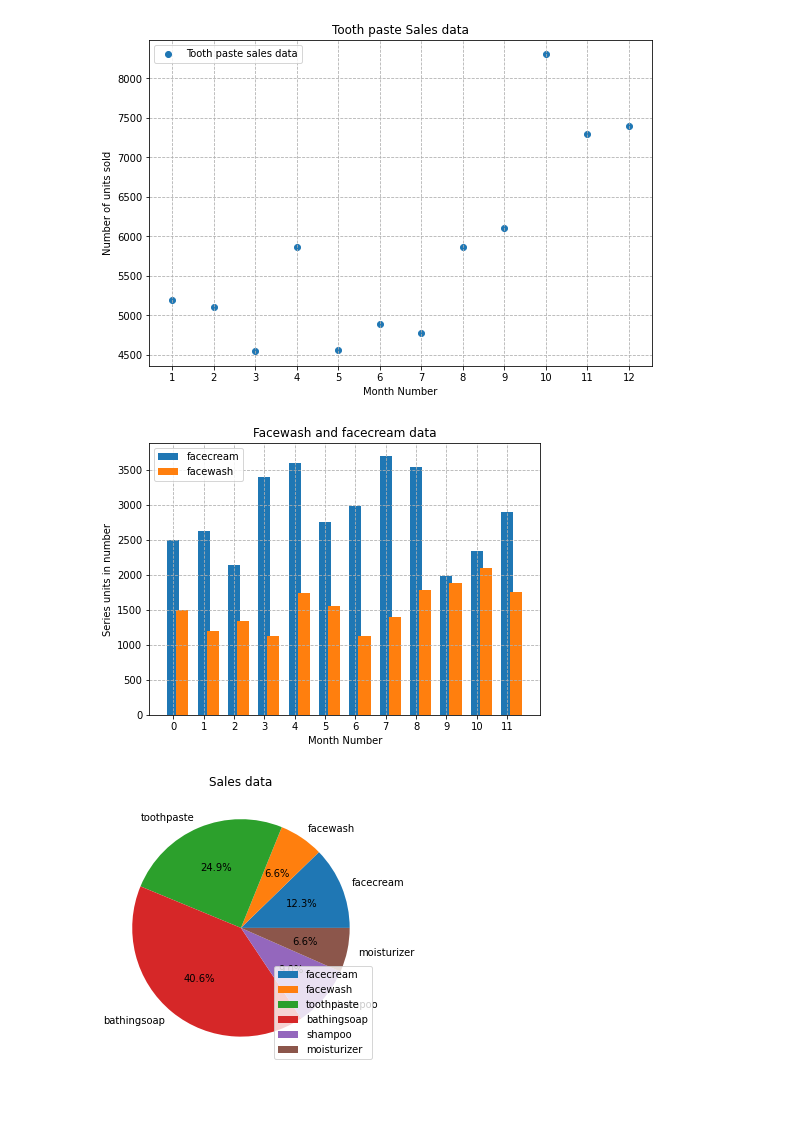
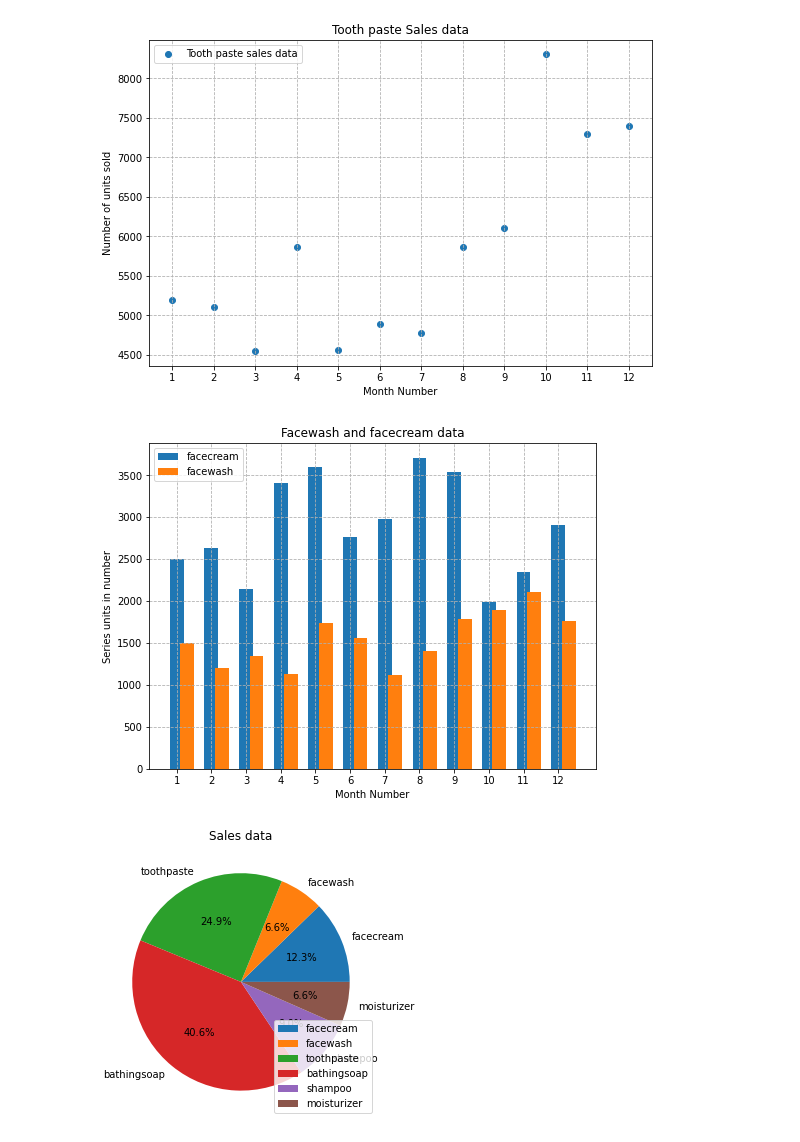
Before and after one commit to mayrealyam/SCA_python_libtasks, a Jupyter notebook: Numpy, Pandas and Matplotlib.ipynb, the cells around one changed output. Saved outputs shown, nothing was run; the diff lists cells and outputs as text; code cells hidden in the pictures; blank space fills up the shorter version.

```diff
--- a/Numpy, Pandas and Matplotlib.ipynb
+++ b/Numpy, Pandas and Matplotlib.ipynb
@@ -372,18 +373,18 @@ plt.show()
 # %% [output]
 [figure]
 # %%
-plt.figure(figsize=(7,5))
-x= np.arange(12)
+plt.figure(figsize=(8,6))
+x= np.arange(1, 13)
 plt.bar(x+0, sales_df["facecream"], 0.4 ,label="facecream")
 plt.bar(x+0.3, sales_df["facewash"], 0.4, label="facewash")
 plt.legend(loc=2)
 plt.xticks(x)
 plt.xlabel("Month Number")
 plt.ylabel("Series units in number")
 plt.title("Facewash and facecream data")
 plt.grid(True, linestyle="--")
 
 plt.show()
 # %% [output]
-[figure, old version]
+[figure, new version]
 # %%
```
Also changed, not shown: parts of 5 cells of this notebook.
